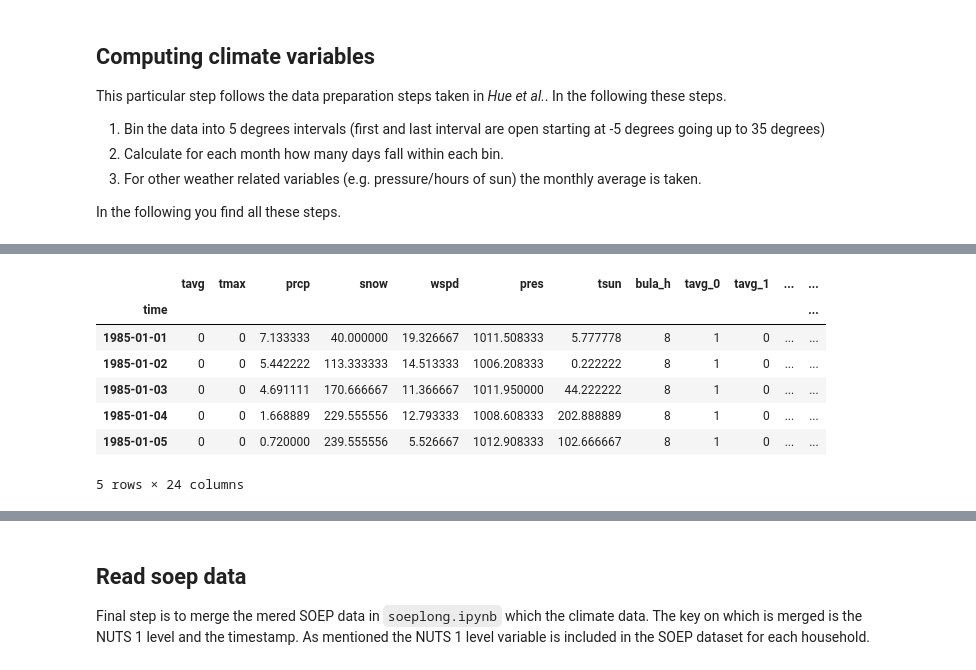
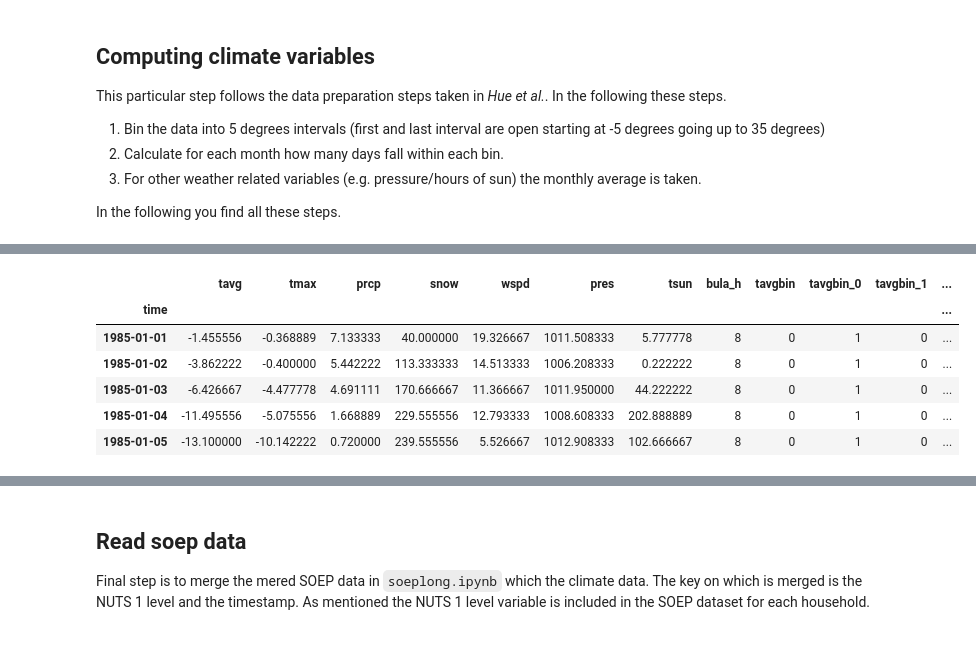
Before and after one commit to marcosousapoza/swb-temperature, a Jupyter notebook: weathermerge.ipynb, the cells around one changed output, grey strips where cells are left out. Saved outputs shown, nothing was run; the diff lists cells and outputs as text; code cells hidden in the pictures.

```diff
--- a/weathermerge.ipynb
+++ b/weathermerge.ipynb
@@ -71,7 +71,6 @@ In the following you find all these steps.
 # binning the data into 5 degree intervals
 bins = [-float('inf')]+[x for x in range(0, 31, 5)]+[float('inf')]
 labels = [x for x in range(len(bins)-1)]
-weather['tavg'] = pd.cut(weather['tavg'], bins, labels=labels)
-weather['tmax'] = pd.cut(weather['tmax'], bins, labels=labels)
+weather['tavgbin'] = pd.cut(weather['tavg'], bins, labels=labels)
 weather.head()
 # %% [output]
@@ -84,18 +83,16 @@ weather.head()
 # %%
 # calculate for each month how many days fall within each month
-dummies1 = pd.get_dummies(weather[['tavg']]) # explodes the interal column
-dummies2 = pd.get_dummies(weather[['tmax']]) # explodes the interal column
-weather = pd.concat([weather, dummies1, dummies2], axis=1)
+dummies1 = pd.get_dummies(weather[['tavgbin']]) # explodes the interal column
+weather = pd.concat([weather, dummies1], axis=1)
 weather.set_index('time', inplace=True)
 weather.head()
 # %% [output]
-|  | tavg | tmax | prcp | snow | wspd | pres | tsun | bula_h | tavg_0 | tavg_1 | ... | ... |
+|  | tavg | tmax | prcp | snow | wspd | pres | tsun | bula_h | tavgbin | tavgbin_0 | tavgbin_1 | ... |
 | time |  |  |  |  |  |  |  |  |  |  |  | ... |
-| 1985-01-01 | 0 | 0 | 7.133333 | 40.000000 | 19.326667 | 1011.508333 | 5.777778 | 8 | 1 | 0 | ... | ... |
-| 1985-01-02 | 0 | 0 | 5.442222 | 113.333333 | 14.513333 | 1006.208333 | 0.222222 | 8 | 1 | 0 | ... | ... |
-| 1985-01-03 | 0 | 0 | 4.691111 | 170.666667 | 11.366667 | 1011.950000 | 44.222222 | 8 | 1 | 0 | ... | ... |
-| 1985-01-04 | 0 | 0 | 1.668889 | 229.555556 | 12.793333 | 1008.608333 | 202.888889 | 8 | 1 | 0 | ... | ... |
-| 1985-01-05 | 0 | 0 | 0.720000 | 239.555556 | 5.526667 | 1012.908333 | 102.666667 | 8 | 1 | 0 | ... | ... |
+| 1985-01-01 | -1.455556 | -0.368889 | 7.133333 | 40.000000 | 19.326667 | 1011.508333 | 5.777778 | 8 | 0 | 1 | 0 | ... |
+| 1985-01-02 | -3.862222 | -0.400000 | 5.442222 | 113.333333 | 14.513333 | 1006.208333 | 0.222222 | 8 | 0 | 1 | 0 | ... |
+| 1985-01-03 | -6.426667 | -4.477778 | 4.691111 | 170.666667 | 11.366667 | 1011.950000 | 44.222222 | 8 | 0 | 1 | 0 | ... |
+| 1985-01-04 | -11.495556 | -5.075556 | 1.668889 | 229.555556 | 12.793333 | 1008.608333 | 202.888889 | 8 | 0 | 1 | 0 | ... |
+| 1985-01-05 | -13.100000 | -10.142222 | 0.720000 | 239.555556 | 5.526667 | 1012.908333 | 102.666667 | 8 | 0 | 1 | 0 | ... |
-5 rows × 24 columns
 # %%
 # applying the counter for each month and calculating the average for the other clim. vars.
```
Also changed, not shown: parts of 5 cells of this notebook, 4 other files.
